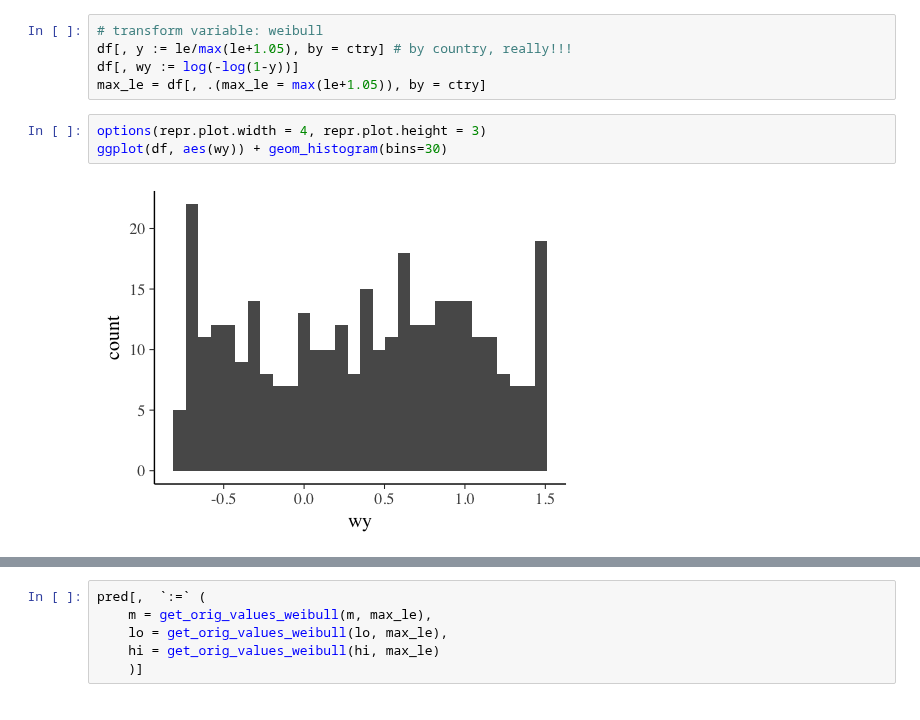
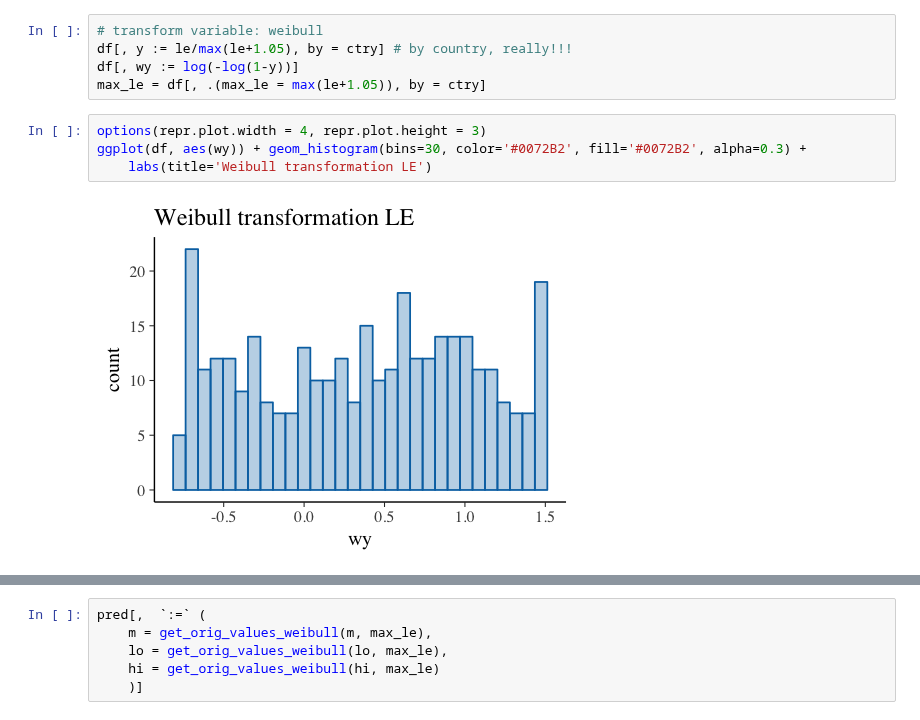
Before and after one commit to sdaza/lambda, a Jupyter notebook: notebooks/time_series_random_effect.ipynb, the cells around one changed output, grey strips where cells are left out. Cells and saved outputs as stored; diff of their text form.

```diff
--- a/notebooks/time_series_random_effect.ipynb
+++ b/notebooks/time_series_random_effect.ipynb
@@ -56,6 +56,7 @@ df[, wy := log(-log(1-y))]
 max_le = df[, .(max_le = max(le+1.05)), by = ctry]
 # %%
 options(repr.plot.width = 4, repr.plot.height = 3)
-ggplot(df, aes(wy)) + geom_histogram(bins=30)
+ggplot(df, aes(wy)) + geom_histogram(bins=30, color='#0072B2', fill='#0072B2', alpha=0.3) +
+    labs(title='Weibull transformation LE')
 # %% [output]
-[figure, old version]
+[figure, new version]
```
Also changed, not shown: parts of 37 cells of this notebook.
